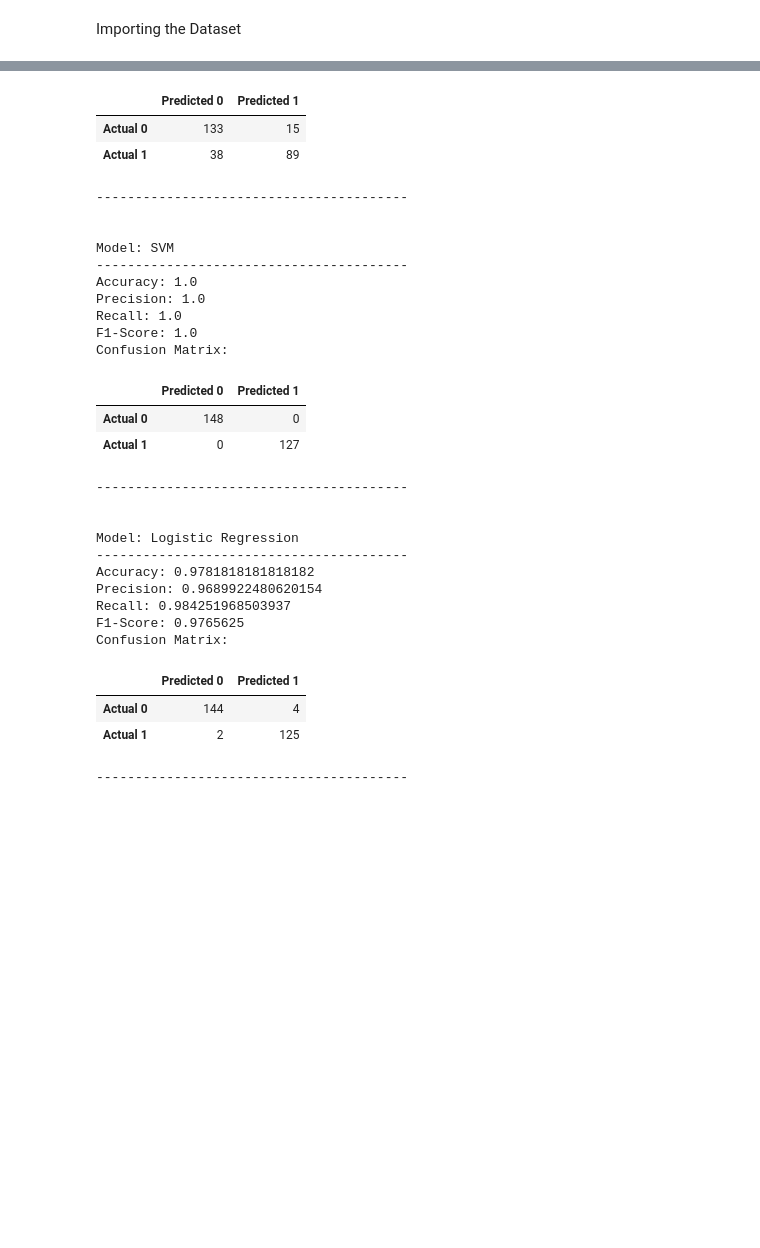
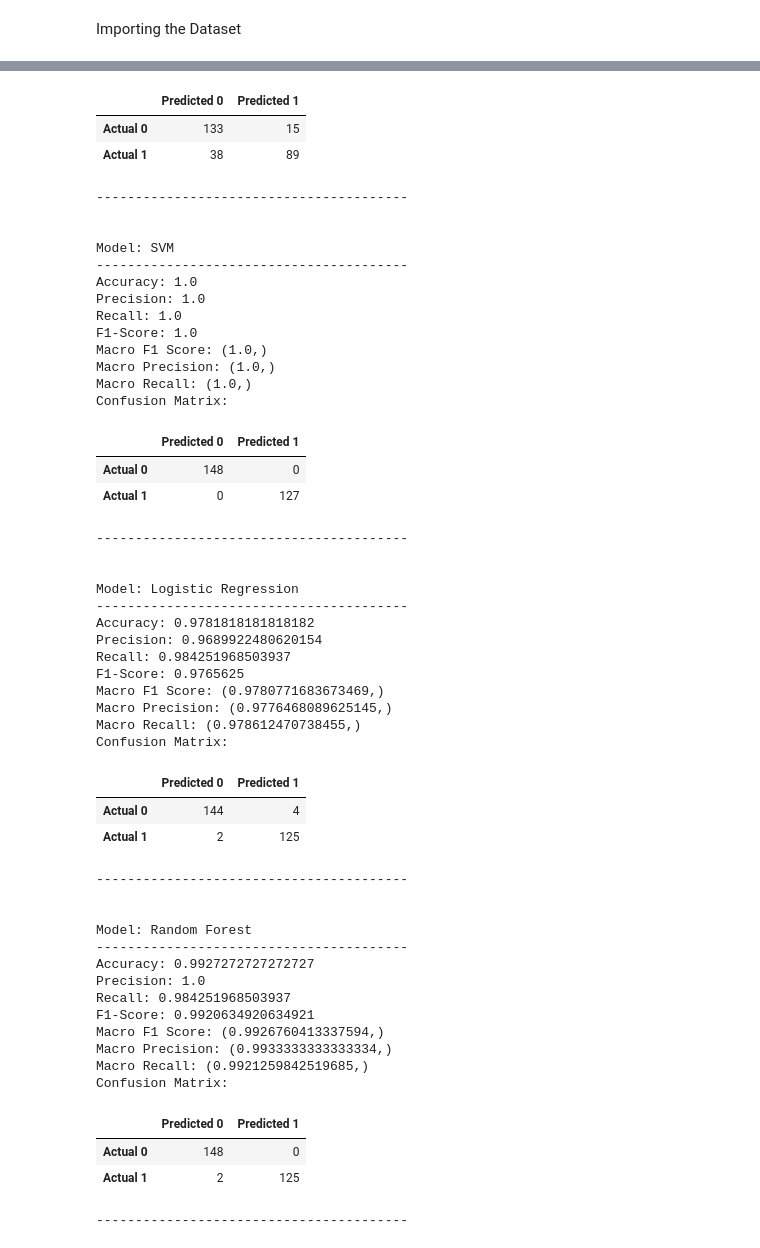
Before and after one commit to KarandeepSinghBedi/Applied_Machine_Learning, a Jupyter notebook: Assingment_2.ipynb, the cells around one changed output, grey strips where cells are left out. Cells and saved outputs as stored; diff of their text form; code cells hidden in the pictures; blank space fills up the shorter version.

```diff
--- a/Assingment_2.ipynb
+++ b/Assingment_2.ipynb
@@ -55,7 +56,8 @@ X_test_scaled_haberman = scaler.transform(X_test_haberman)
 models = {
     'Naive Bayes': GaussianNB(),
     'SVM': SVC(),
-    'Logistic Regression': LogisticRegression()
+    'Logistic Regression': LogisticRegression(),
+    'Random Forest': RandomForestClassifier(random_state=42)
 }
 # %%
 # Store results
@@ -69,14 +71,21 @@ for model_name, model in models.items():
     # Accuracy and other metrics
     accuracy = accuracy_score(y_test, y_pred)
     precision, recall, fscore, _ = precision_recall_fscore_support(y_test, y_pred, average='binary')
-    cm = confusion_matrix(y_test, y_pred)
+    macroF1Score = f1_score(y_test, y_pred, average='macro'),
+    macroPrecision = precision_score(y_test, y_pred, average='macro'),
+    macroRecall = recall_score(y_test, y_pred, average='macro'),
+    confusionMatrix = confusion_matrix(y_test, y_pred)
 
     results_banknote[model_name] = {
         'Accuracy': accuracy,
         'Precision': precision,
         'Recall': recall,
         'F1-Score': fscore,
-        'Confusion Matrix': cm
+        'Macro F1 Score': macroF1Score,
+        'Macro Precision': macroPrecision,
+        'Macro Recall': macroRecall,
+        'Confusion Matrix': confusionMatrix
+
     }
 
 # Display results for Banknote Authentication
@@ -109,33 +121,55 @@ Confusion Matrix:
 |  | Predicted 0 | Predicted 1 |
 | Actual 0 | 133 | 15 |
 | Actual 1 | 38 | 89 |
 ----------------------------------------
 
 
 Model: SVM
 ----------------------------------------
 Accuracy: 1.0
 Precision: 1.0
 Recall: 1.0
 F1-Score: 1.0
+Macro F1 Score: (1.0,)
+Macro Precision: (1.0,)
+Macro Recall: (1.0,)
 Confusion Matrix:
 |  | Predicted 0 | Predicted 1 |
 | Actual 0 | 148 | 0 |
 | Actual 1 | 0 | 127 |
 ----------------------------------------
 
 
 Model: Logistic Regression
 ----------------------------------------
 Accuracy: 0.9781818181818182
 Precision: 0.9689922480620154
 Recall: 0.984251968503937
 F1-Score: 0.9765625
+Macro F1 Score: (0.9780771683673469,)
+Macro Precision: (0.9776468089625145,)
+Macro Recall: (0.978612470738455,)
 Confusion Matrix:
 |  | Predicted 0 | Predicted 1 |
 | Actual 0 | 144 | 4 |
 | Actual 1 | 2 | 125 |
 ----------------------------------------
+
+
+Model: Random Forest
+----------------------------------------
+Accuracy: 0.9927272727272727
+Precision: 1.0
+Recall: 0.984251968503937
+F1-Score: 0.9920634920634921
+Macro F1 Score: (0.9926760413337594,)
+Macro Precision: (0.9933333333333334,)
+Macro Recall: (0.9921259842519685,)
+Confusion Matrix:
+|  | Predicted 0 | Predicted 1 |
+| Actual 0 | 148 | 0 |
+| Actual 1 | 2 | 125 |
+----------------------------------------
 # %%
 # Train and evaluate models for Haberman’s dataset
 results_haberman = {}
```
Also changed, not shown: parts of 3 cells of this notebook.
